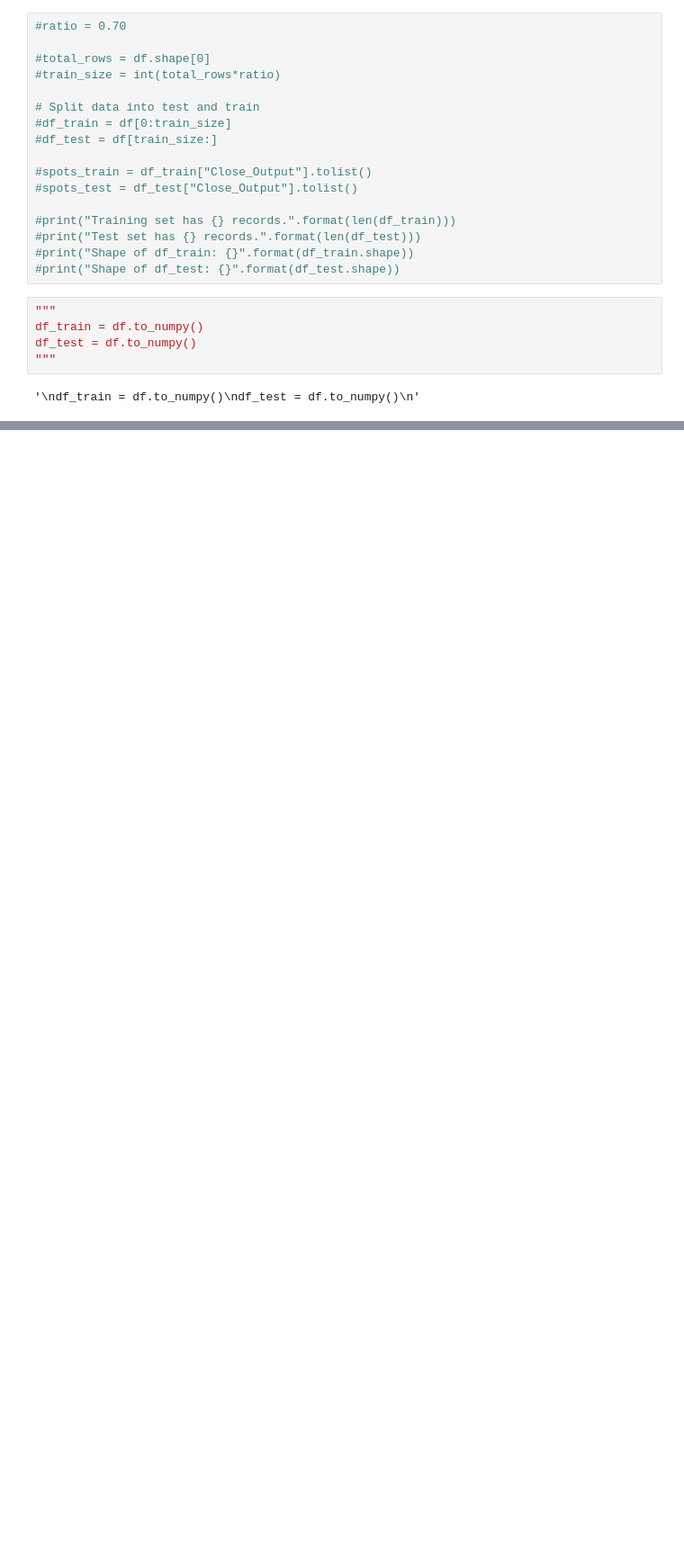
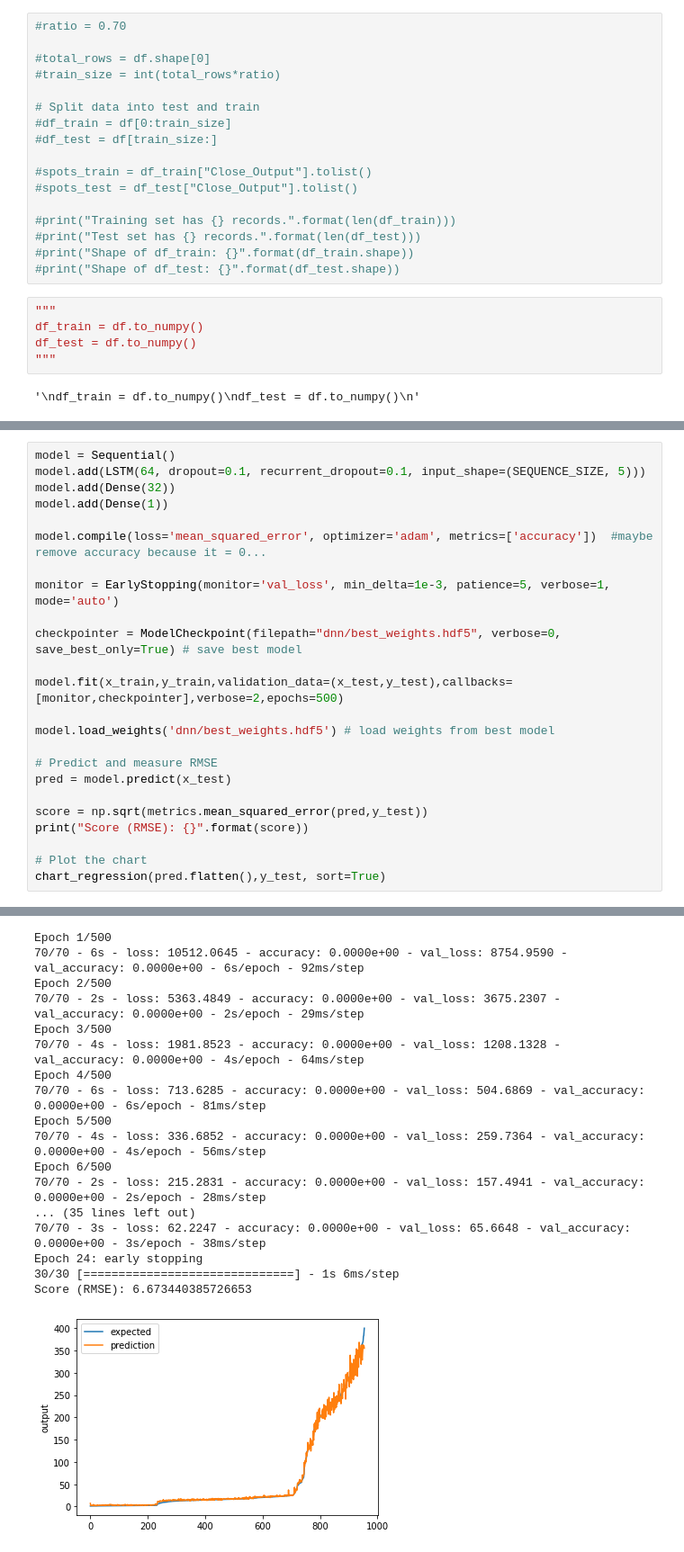
Before and after one commit to JasonTPhillipsJr/CSC215, a Jupyter notebook: Project_2.ipynb, the cells around one changed output, grey strips where cells are left out. Shown: that part at 90% size. Drawn from its saved outputs; the diff is of its cells as text; blank space fills up the shorter version.

```diff
--- a/Project_2.ipynb
+++ b/Project_2.ipynb
@@ -612,0 +609,25 @@ chart_regression(pred.flatten(),y_test,sort=False)
+# %%
+model = Sequential()
+model.add(LSTM(64, dropout=0.1, recurrent_dropout=0.1, input_shape=(SEQUENCE_SIZE, 5)))
+model.add(Dense(32))
+model.add(Dense(1))
+
+model.compile(loss='mean_squared_error', optimizer='adam', metrics=['accuracy'])  #maybe remove accuracy because it = 0...
+
+monitor = EarlyStopping(monitor='val_loss', min_delta=1e-3, patience=5, verbose=1, mode='auto')
+
+checkpointer = ModelCheckpoint(filepath="dnn/best_weights.hdf5", verbose=0, save_best_only=True) # save best model
+
+model.fit(x_train,y_train,validation_data=(x_test,y_test),callbacks=[monitor,checkpointer],verbose=2,epochs=500)
+
+model.load_weights('dnn/best_weights.hdf5') # load weights from best model
+
+# Predict and measure RMSE
+pred = model.predict(x_test)
+
+score = np.sqrt(metrics.mean_squared_error(pred,y_test))
+print("Score (RMSE): {}".format(score))
+
+# Plot the chart
+chart_regression(pred.flatten(),y_test, sort=True)
+# %% [output]
@@ -612,0 +635,18 @@ chart_regression(pred.flatten(),y_test,sort=False)
+Epoch 1/500
+70/70 - 6s - loss: 10512.0645 - accuracy: 0.0000e+00 - val_loss: 8754.9590 - val_accuracy: 0.0000e+00 - 6s/epoch - 92ms/step
+Epoch 2/500
+70/70 - 2s - loss: 5363.4849 - accuracy: 0.0000e+00 - val_loss: 3675.2307 - val_accuracy: 0.0000e+00 - 2s/epoch - 29ms/step
+Epoch 3/500
+70/70 - 4s - loss: 1981.8523 - accuracy: 0.0000e+00 - val_loss: 1208.1328 - val_accuracy: 0.0000e+00 - 4s/epoch - 64ms/step
+Epoch 4/500
+70/70 - 6s - loss: 713.6285 - accuracy: 0.0000e+00 - val_loss: 504.6869 - val_accuracy: 0.0000e+00 - 6s/epoch - 81ms/step
+Epoch 5/500
+70/70 - 4s - loss: 336.6852 - accuracy: 0.0000e+00 - val_loss: 259.7364 - val_accuracy: 0.0000e+00 - 4s/epoch - 56ms/step
+Epoch 6/500
+70/70 - 2s - loss: 215.2831 - accuracy: 0.0000e+00 - val_loss: 157.4941 - val_accuracy: 0.0000e+00 - 2s/epoch - 28ms/step
+... (35 lines left out)
+70/70 - 3s - loss: 62.2247 - accuracy: 0.0000e+00 - val_loss: 65.6648 - val_accuracy: 0.0000e+00 - 3s/epoch - 38ms/step
+Epoch 24: early stopping
+30/30 [==============================] - 1s 6ms/step
+Score (RMSE): 6.673440385726653
+[figure, added]
```
Also changed, not shown: parts of 43 cells of this notebook.
